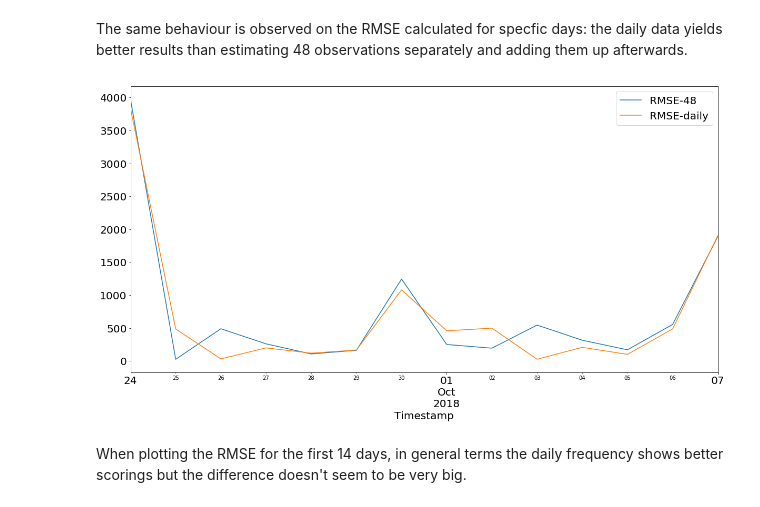
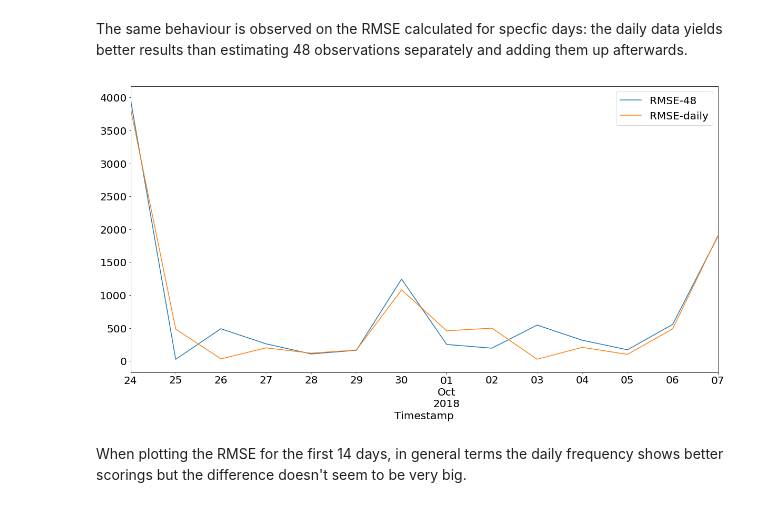
Before and after one commit to RamiroArribas/People_traffic_forecasting, a Jupyter notebook: 2_Modeling_and_analysis/2.6_RandomForest_results_analysis_Maragall.ipynb, the cells around one changed output. Saved outputs shown, nothing was run; the diff lists cells and outputs as text; code cells hidden in the pictures.

```diff
--- a/2_Modeling_and_analysis/2.6_RandomForest_results_analysis_Maragall.ipynb
+++ b/2_Modeling_and_analysis/2.6_RandomForest_results_analysis_Maragall.ipynb
@@ -324,32 +324,33 @@ The same behaviour is observed on the RMSE calculated for specfic days: the dail
 # %%
 # Let's plot the RMSE of the 2 models (daily and 48 predictions) of the first 14 days:
 
 RMSE_comparison_df = pd.DataFrame
 RMSE_48_df = pd.DataFrame
 RMSE_daily = pd.DataFrame
 
 
 
 for i in range(1,15):
     if RMSE_48_df.empty:
         RMSE_48_df = pd.DataFrame(pd.Series(np.sqrt(mean_squared_error(grouped_predictions['obs_vals'][:1], grouped_predictions['est_preds_48/day'][:1])), name = 'RMSE-48'))
         RMSE_daily = pd.DataFrame(pd.Series(np.sqrt(mean_squared_error(grouped_predictions['obs_vals'][:1], grouped_predictions['day_PUF_lags'][:1])), name = 'RMSE-daily'))
 
     else:
         RMSE_48_df = pd.concat([RMSE_48_df, pd.DataFrame(pd.Series(np.sqrt(mean_squared_error(grouped_predictions['obs_vals'][i-1:i], grouped_predictions['est_preds_48/day'][i-1:i])), name = 'RMSE-48'))])
         RMSE_daily = pd.concat([RMSE_daily, pd.DataFrame(pd.Series(np.sqrt(mean_squared_error(grouped_predictions['obs_vals'][i-1:i], grouped_predictions['day_PUF_lags'][i-1:i])), name = 'RMSE-daily'))])
 
 
 RMSE_comparison_df = pd.concat([RMSE_48_df, RMSE_daily], axis = 1)
 RMSE_comparison_df.index = obs_preds_grouped[:len(RMSE_daily)].index
 
 ax = RMSE_comparison_df.plot(figsize=(20,10), legend=True)
 ax.axes.tick_params(labelsize = 20)
+ax.axes.tick_params(which='minor', labelsize = 20)
 ax.xaxis.label.set_fontsize(20)
 ax.legend(loc=1, prop={'size': 20})
 plt.show()
 # %% [output]
-[figure, old version]
+[figure, new version]
 # %% [markdown]
 When plotting the RMSE for the first 14 days, in general terms the daily frequency shows better scorings but the difference doesn't seem to be very big.
 # %% [markdown]
```
Also changed, not shown: 3 other files.
